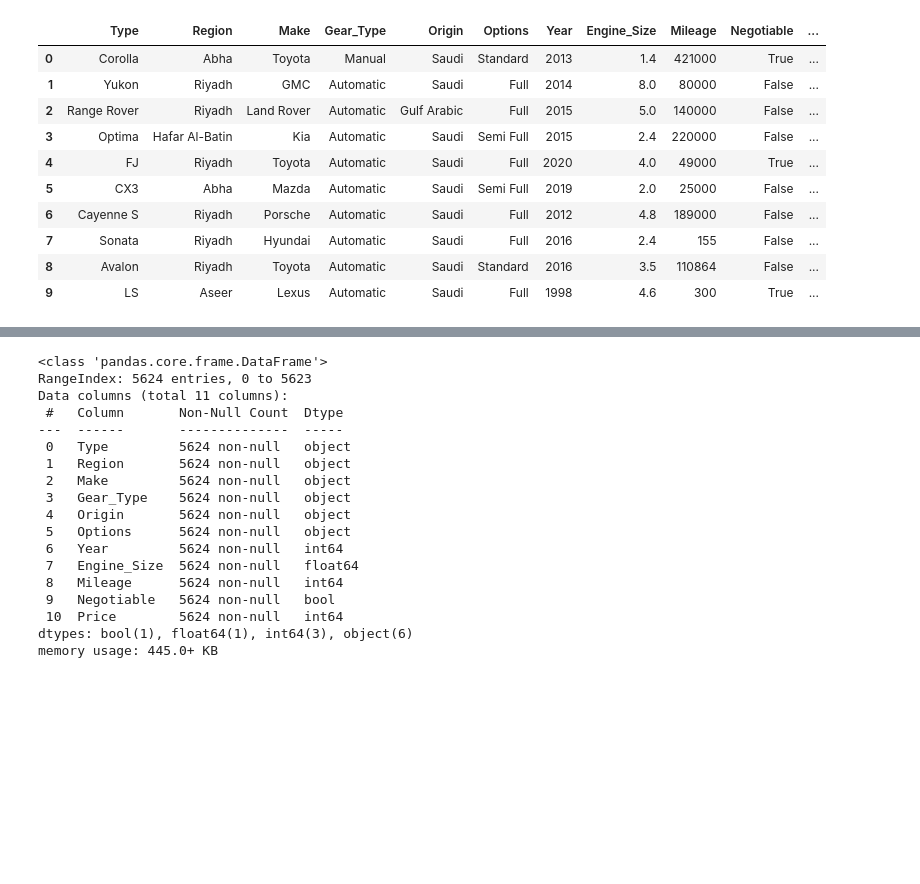
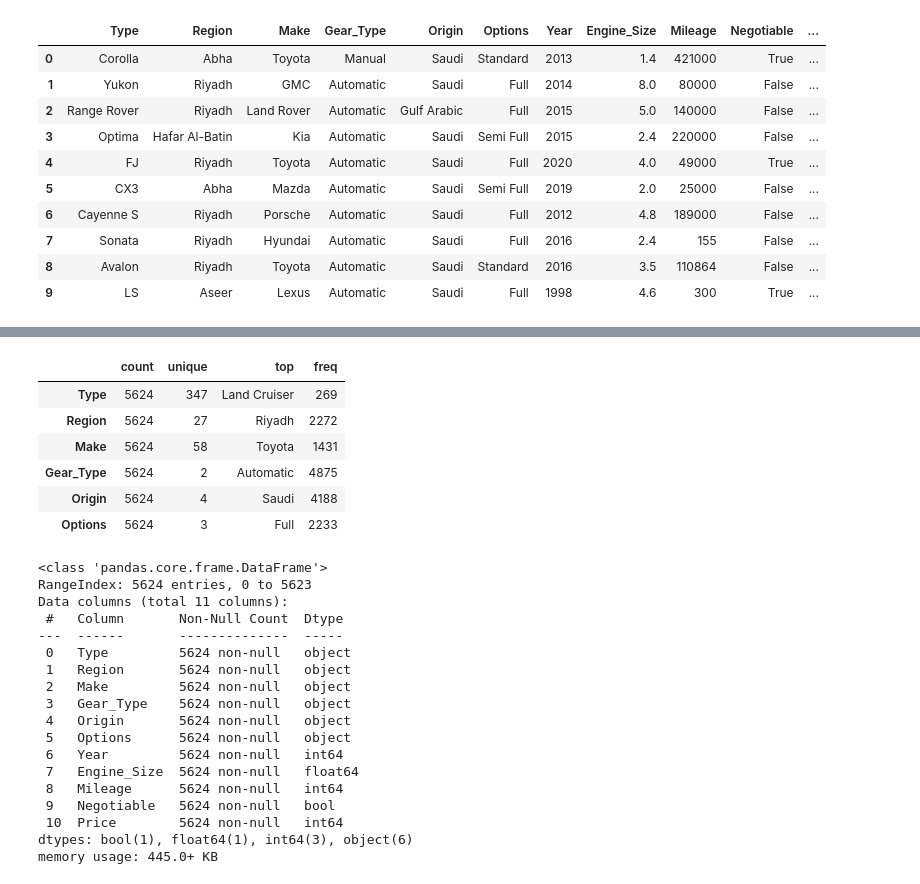
Before and after one commit to Adikurnia19/Capstone-3-JCDSOL-14-ARAB-USED-CARS-, a Jupyter notebook: Capstone3Adikurniafinal.ipynb, the cells around one changed output, grey strips where cells are left out. Drawn from its saved outputs; the diff is of its cells as text; code cells hidden in the pictures; blank space fills up the shorter version.

```diff
--- a/Capstone3Adikurniafinal.ipynb
+++ b/Capstone3Adikurniafinal.ipynb
@@ -85,3 +93,13 @@ df.head(10)
+# %%
+df.describe(include=object).T
+# %% [output]
+|  | count | unique | top | freq |
+| Type | 5624 | 347 | Land Cruiser | 269 |
+| Region | 5624 | 27 | Riyadh | 2272 |
+| Make | 5624 | 58 | Toyota | 1431 |
+| Gear_Type | 5624 | 2 | Automatic | 4875 |
+| Origin | 5624 | 4 | Saudi | 4188 |
+| Options | 5624 | 3 | Full | 2233 |
 # %%
 df.info()
 # %% [output]
```
Also changed, not shown: parts of 18 cells of this notebook.
